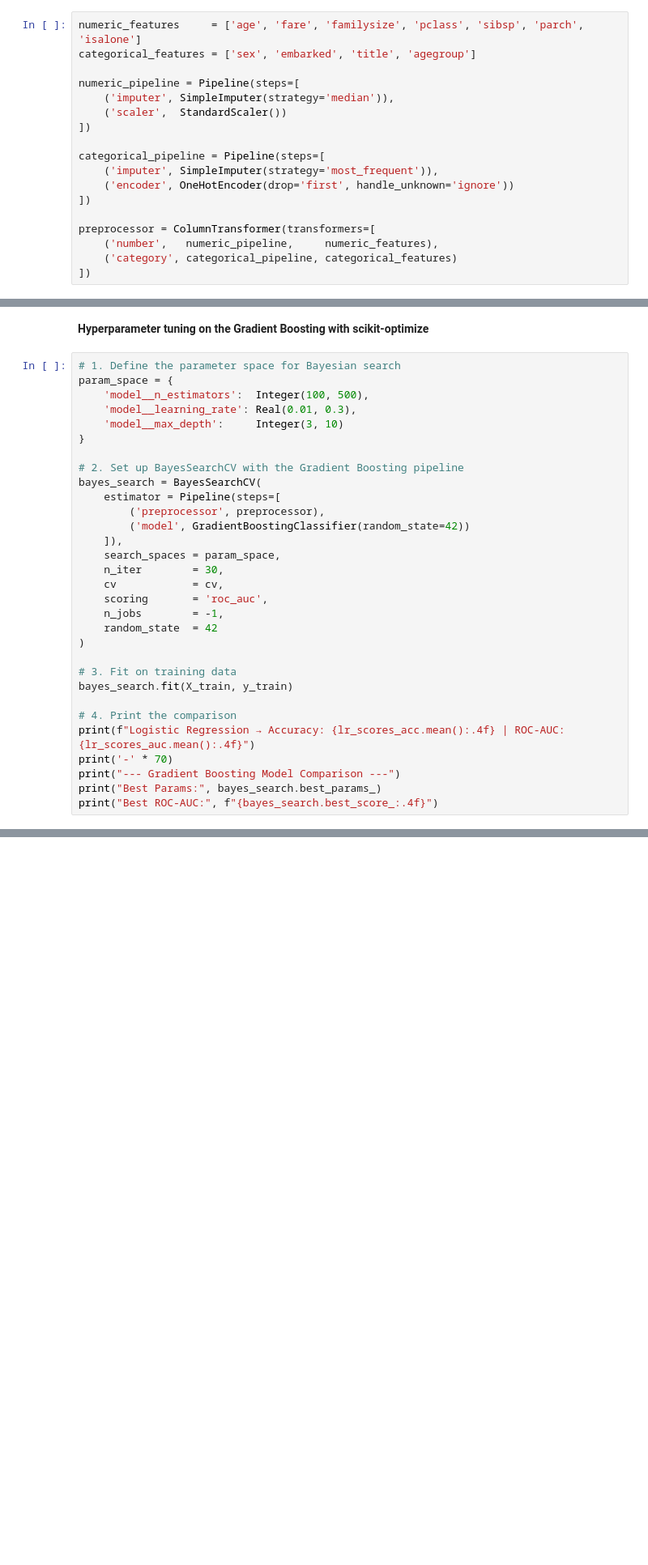
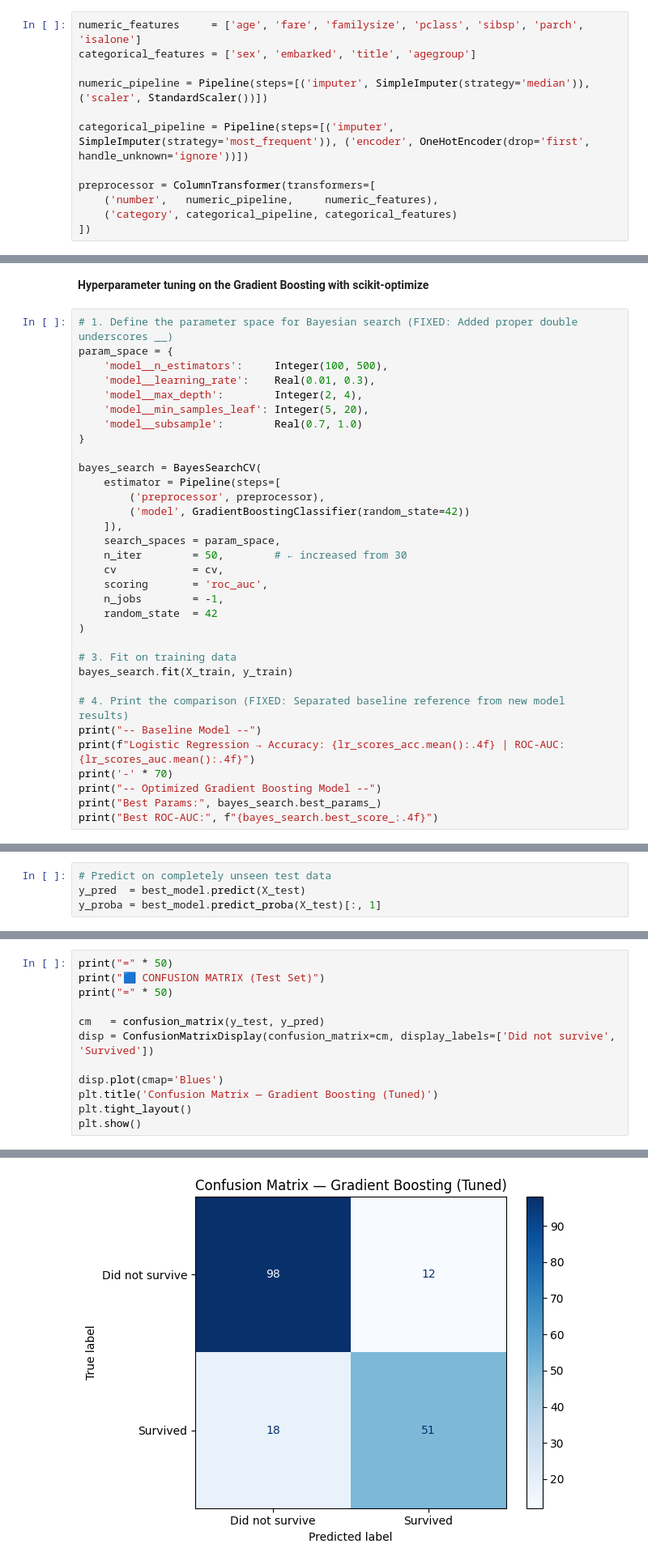
Before and after one commit to MaykInvest/Titanic-analysis, a Jupyter notebook: analysis.ipynb, the cells around one changed output, grey strips where cells are left out. Shown at 81% size. Saved outputs shown, nothing was run; the diff lists cells and outputs as text; blank space fills up the shorter version.

Commit message:
redo the model evaluation with the help of Cloude AI

```diff
--- a/analysis.ipynb
+++ b/analysis.ipynb
@@ -593,15 +605,9 @@ The biggest advantage is safety — it guarantees that encoding is learned only
 numeric_features     = ['age', 'fare', 'familysize', 'pclass', 'sibsp', 'parch', 'isalone']
 categorical_features = ['sex', 'embarked', 'title', 'agegroup']
 
-numeric_pipeline = Pipeline(steps=[
-    ('imputer', SimpleImputer(strategy='median')),
-    ('scaler',  StandardScaler())
-])
+numeric_pipeline = Pipeline(steps=[('imputer', SimpleImputer(strategy='median')),('scaler', StandardScaler())])
 
-categorical_pipeline = Pipeline(steps=[
-    ('imputer', SimpleImputer(strategy='most_frequent')),
-    ('encoder', OneHotEncoder(drop='first', handle_unknown='ignore'))
-])
+categorical_pipeline = Pipeline(steps=[('imputer', SimpleImputer(strategy='most_frequent')), ('encoder', OneHotEncoder(drop='first', handle_unknown='ignore'))])
 
 preprocessor = ColumnTransformer(transformers=[
     ('number',   numeric_pipeline,     numeric_features),
@@ -698,21 +699,22 @@ Gradient Boosting   | 0.8273   | 0.8591
 # %% [markdown]
 **Hyperparameter tuning on the Gradient Boosting with scikit-optimize**
 # %%
-# 1. Define the parameter space for Bayesian search
+# 1. Define the parameter space for Bayesian search (FIXED: Added proper double underscores __)
 param_space = {
-    'model__n_estimators':  Integer(100, 500),
-    'model__learning_rate': Real(0.01, 0.3),
-    'model__max_depth':     Integer(3, 10)
+    'model__n_estimators':     Integer(100, 500),
+    'model__learning_rate':    Real(0.01, 0.3),
+    'model__max_depth':        Integer(2, 4),
+    'model__min_samples_leaf': Integer(5, 20),
+    'model__subsample':        Real(0.7, 1.0)
 }
 
-# 2. Set up BayesSearchCV with the Gradient Boosting pipeline
 bayes_search = BayesSearchCV(
     estimator = Pipeline(steps=[
         ('preprocessor', preprocessor),
         ('model', GradientBoostingClassifier(random_state=42))
     ]),
     search_spaces = param_space,
-    n_iter        = 30,
+    n_iter        = 50,        # ← increased from 30
     cv            = cv,
     scoring       = 'roc_auc',
     n_jobs        = -1,
@@ -722,10 +724,11 @@ bayes_search = BayesSearchCV(
 # 3. Fit on training data
 bayes_search.fit(X_train, y_train)
 
-# 4. Print the comparison
+# 4. Print the comparison (FIXED: Separated baseline reference from new model results)
+print("-- Baseline Model --")
 print(f"Logistic Regression → Accuracy: {lr_scores_acc.mean():.4f} | ROC-AUC: {lr_scores_auc.mean():.4f}")
 print('-' * 70)
-print("--- Gradient Boosting Model Comparison ---")
+print("-- Optimized Gradient Boosting Model --")
 print("Best Params:", bayes_search.best_params_)
 print("Best ROC-AUC:", f"{bayes_search.best_score_:.4f}")
 # %% [output]
@@ -892,0 +781,4 @@ Because the performance drop on the test set was incredibly small (2.4%), we can
+# %%
+# Predict on completely unseen test data
+y_pred  = best_model.predict(X_test)
+y_proba = best_model.predict_proba(X_test)[:, 1]
@@ -892,0 +808,13 @@ Because the performance drop on the test set was incredibly small (2.4%), we can
+# %%
+print("=" * 50)
+print("🟦 CONFUSION MATRIX (Test Set)")
+print("=" * 50)
+
+cm   = confusion_matrix(y_test, y_pred)
+disp = ConfusionMatrixDisplay(confusion_matrix=cm, display_labels=['Did not survive', 'Survived'])
+
+disp.plot(cmap='Blues')
+plt.title('Confusion Matrix — Gradient Boosting (Tuned)')
+plt.tight_layout()
+plt.show()
+# %% [output]
@@ -892,0 +824 @@ Because the performance drop on the test set was incredibly small (2.4%), we can
+[figure, added]
```
Also changed, not shown: parts of 39 cells of this notebook, 3 other files.
